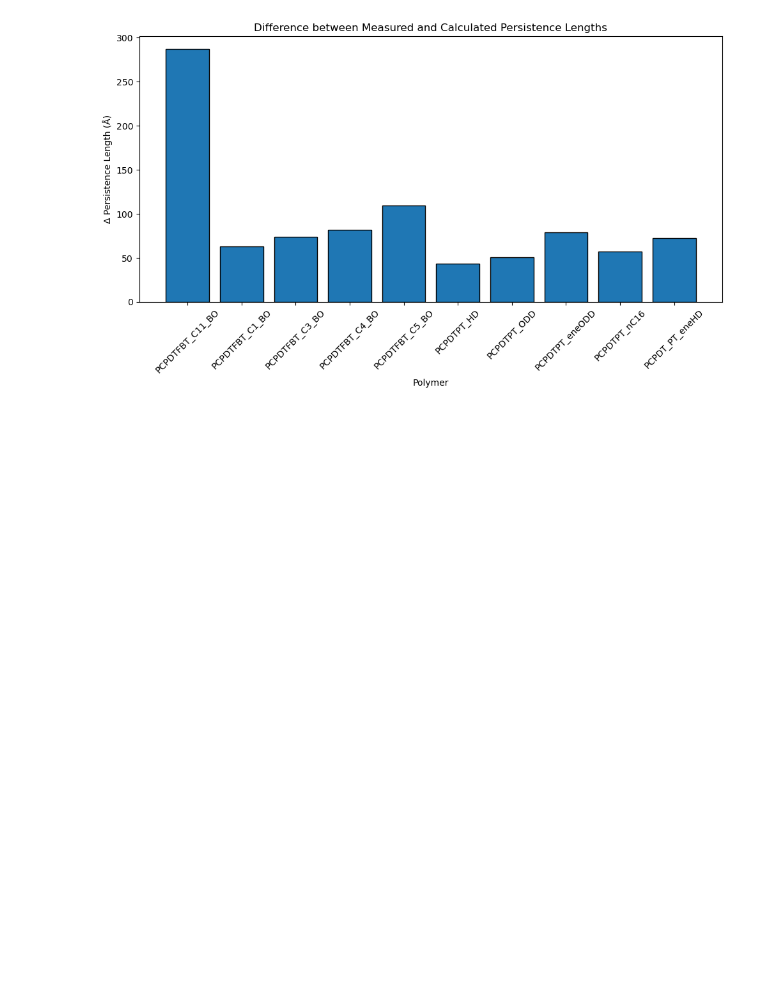
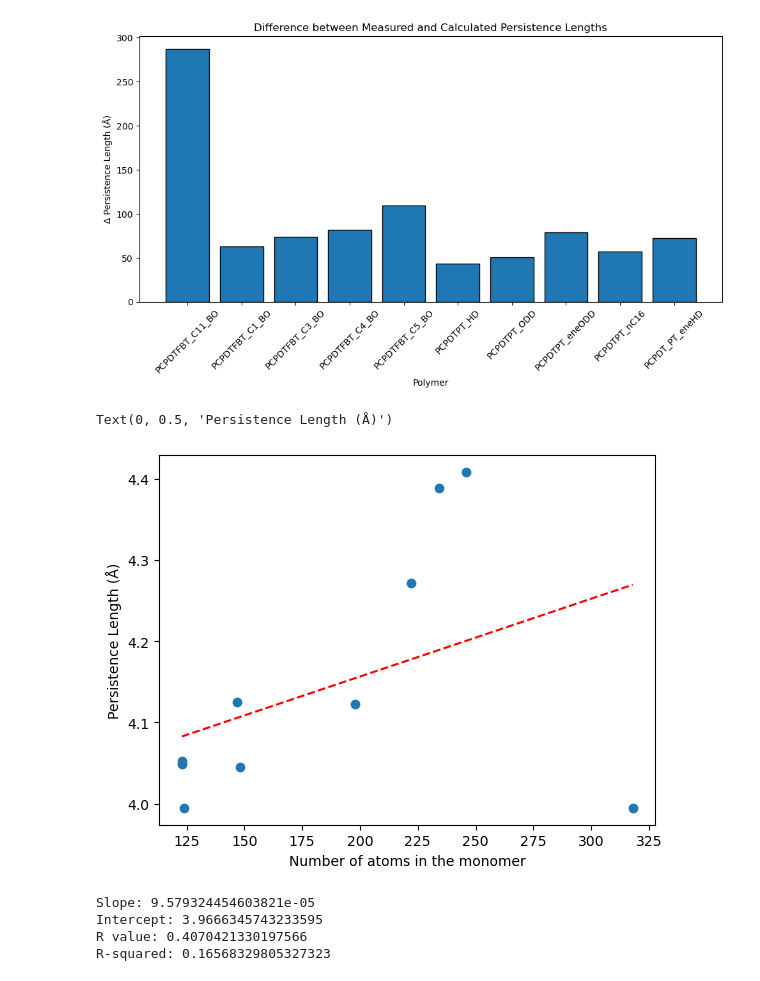
Before and after one commit to cmelab/pl-validation, a Jupyter notebook: data_analysis.ipynb, the cells around one changed output. Cells and saved outputs as stored; diff of their text form; code cells hidden in the pictures; blank space fills up the shorter version.

```diff
--- a/data_analysis.ipynb
+++ b/data_analysis.ipynb
@@ -52,3 +52,33 @@ plt.tight_layout()
 plt.show()
 # %% [output]
 [figure]
+# %%
+lengths = [318, 198, 222, 234, 246, 123, 147, 148, 123, 124] # [3162, 1962, 2202, 2322, 2442, 1212, 1452, 1462, 1212, 1222]
+
+
+plt.scatter(lengths, p_lens)
+coeffs = np.polyfit(lengths, p_lens, 1)
+best_fit = np.poly1d(coeffs)
+
+x_fit = np.linspace(min(lengths), max(lengths), 100)
+y_fit = best_fit(x_fit)
+plt.plot(x_fit, y_fit, color='red', linestyle='--')
+plt.xlabel('Number of atoms in the monomer')
+plt.ylabel('Persistence Length (Å)')
+# %% [output]
+Text(0, 0.5, 'Persistence Length (Å)')
+[figure, added]
+# %%
+from scipy.stats import linregress
+
+slope, intercept, r_value, p_value, std_err = linregress(lengths, p_lens)
+
+print("Slope:", slope)
+print("Intercept:", intercept)
+print("R value:", r_value)
+print("R-squared:", r_value**2)
+# %% [output]
+Slope: 9.579324454603821e-05
+Intercept: 3.9666345743233595
+R value: 0.4070421330197566
+R-squared: 0.16568329805327323
```
Also changed, not shown: parts of 7 cells of this notebook, 5 other files.
